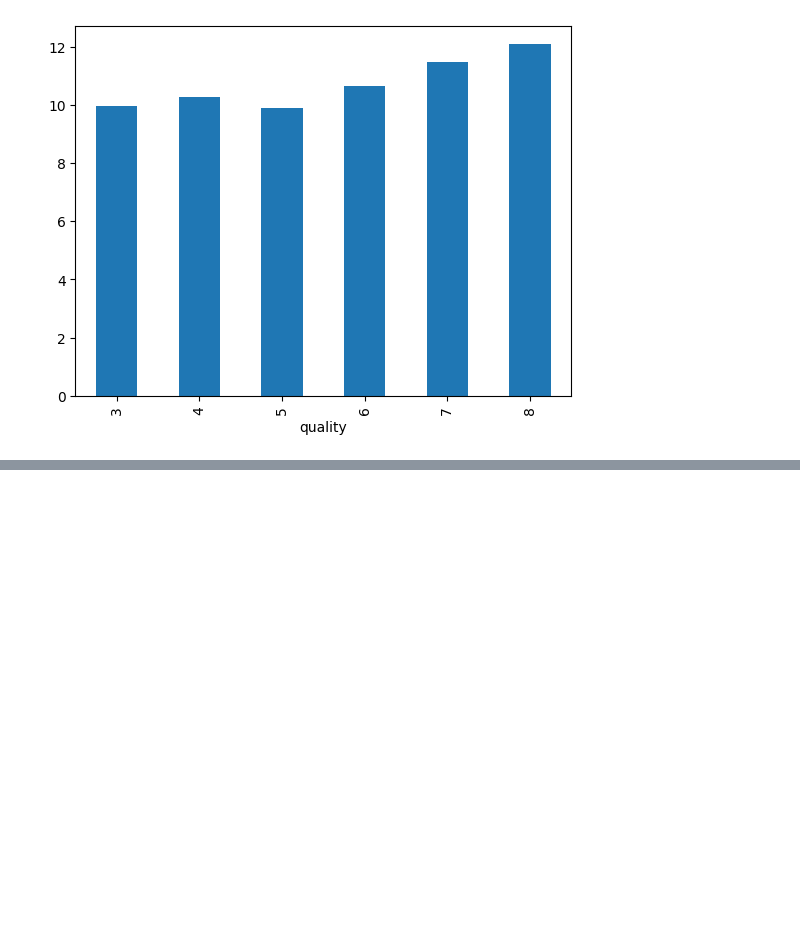
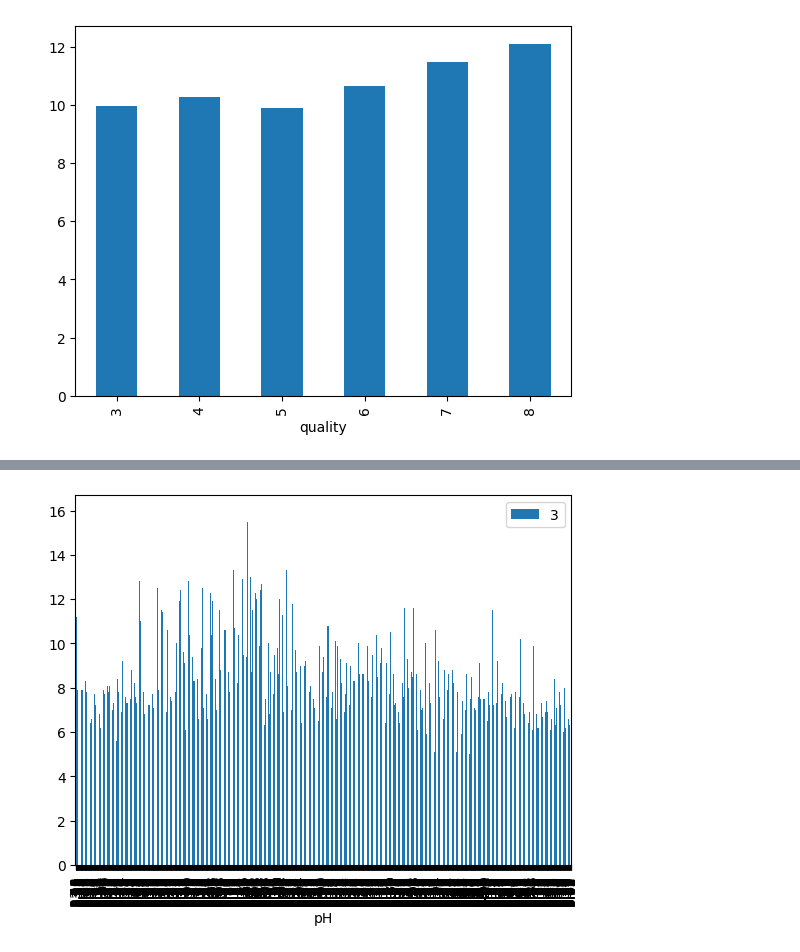
Before and after one commit to ricardosc12/ciencia_dos_dados, a Jupyter notebook: revisão/revisao.ipynb, the cells around one changed output, grey strips where cells are left out. Drawn from its saved outputs; the diff is of its cells as text; code cells hidden in the pictures; blank space fills up the shorter version.

```diff
--- a/revisão/revisao.ipynb
+++ b/revisão/revisao.ipynb
@@ -238,0 +244,6 @@ df.groupby(['quality'])['alcohol'].mean().plot.bar()
+# %%
+aux = df[['quality','pH', 'fixed acidity']].plot(x="pH", y="fixed acidity", kind="bar")
+aux.legend(df[['quality','pH', 'fixed acidity']].groupby('quality').groups.keys())
+plt.show()
+# %% [output]
+[figure, added]
```
Also changed, not shown: parts of 2 cells of this notebook, 3 other files.
